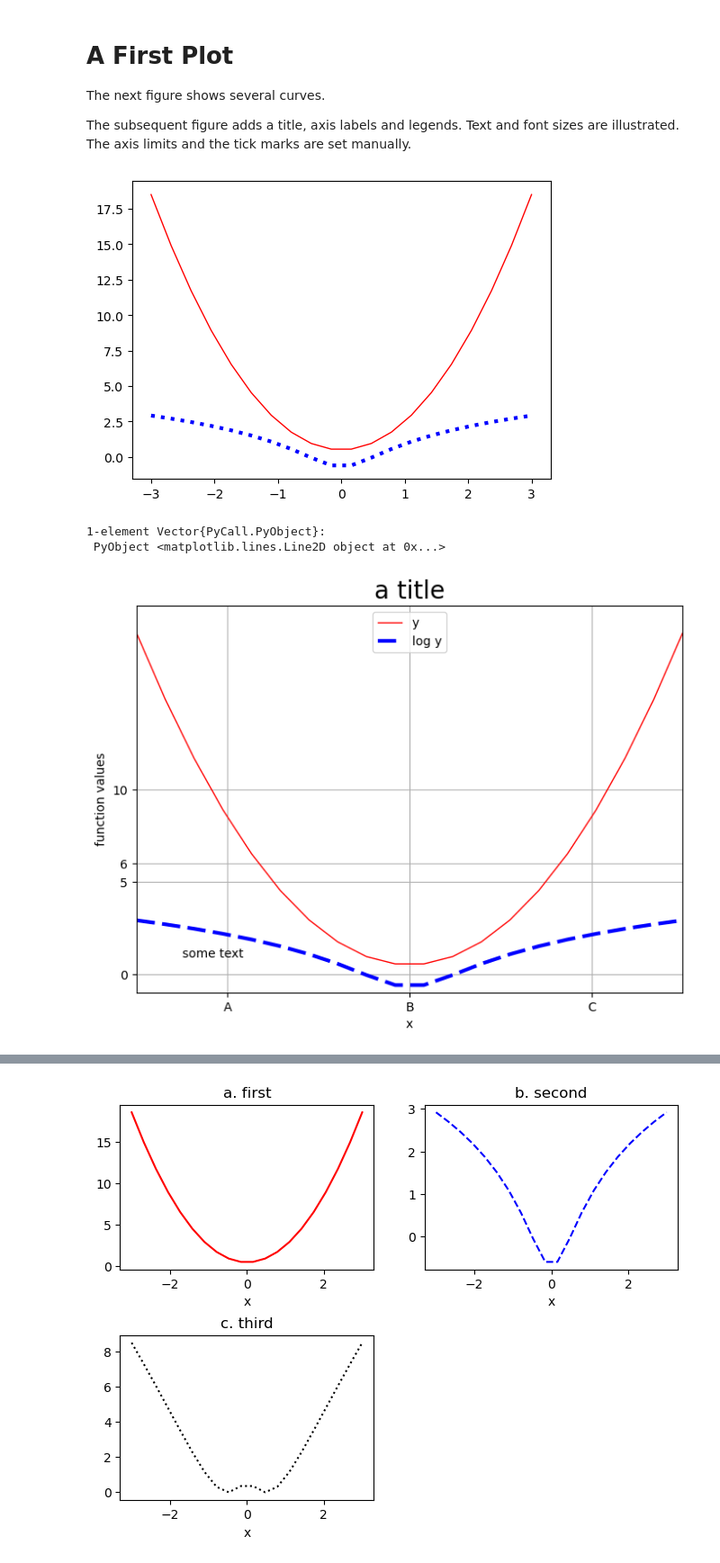
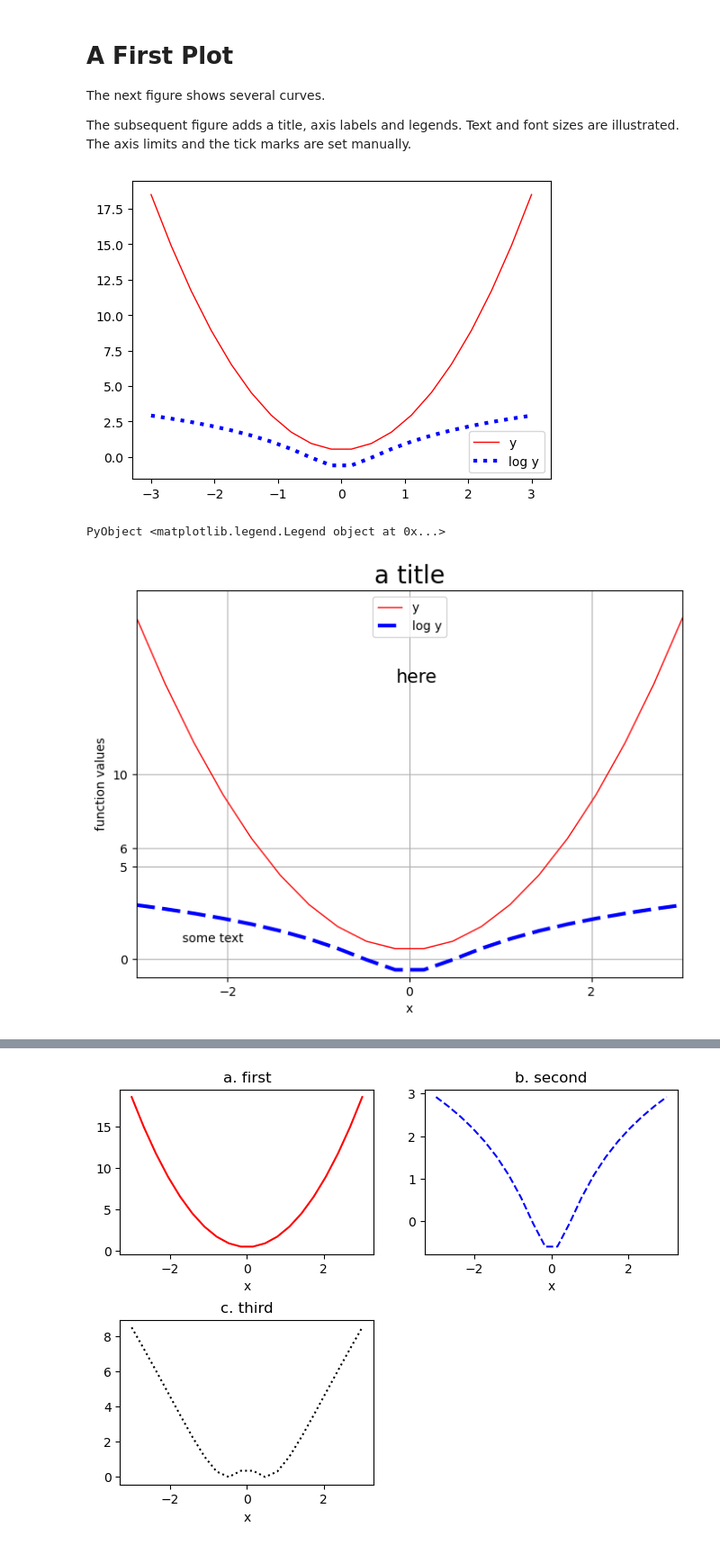
Before and after one commit to PaulSoderlind/JuliaTutorial, a Jupyter notebook: Tutorial_31_PyPlot.ipynb, the cells around one changed output, grey strips where cells are left out. Shown at 90% size. Cells and saved outputs as stored; diff of their text form; code cells hidden in the pictures.

```diff
--- a/Tutorial_31_PyPlot.ipynb
+++ b/Tutorial_31_PyPlot.ipynb
@@ -30,22 +30,22 @@ The subsequent figure adds a title, axis labels and legends. Text and font sizes
 # %%
 x = range(-3,3,length=20)
 y = 2*x.^2 .+ 0.5
 
 figure(figsize=(6,4.3))       #width and height, in inches
-  plot(x,y,linestyle="-",color="r",linewidth=1.0)
-  plot(x,log.(y),linestyle=":",color="b",linewidth=3.0)
+  plot(x,y,linestyle="-",color="r",linewidth=1.0,label="y")
+  plot(x,log.(y),linestyle=":",color="b",linewidth=3.0,label="log y")
+  legend(loc="lower right")
 #display(gcf())               #uncomment if the plot is not shown (eg. in REPL or VS Code)
 # %% [output]
-[figure, old version]
+[figure, new version]
-1-element Vector{PyCall.PyObject}:
- PyObject <matplotlib.lines.Line2D object at 0x...>
+PyObject <matplotlib.legend.Legend object at 0x...>
 # %%
 #now with title, labels and more - and larger
 
 figure(figsize=(8,5.71))
   plot(x,y,linestyle="-",color="r",linewidth=1.0,label="y")
   plot(x,log.(y),linestyle=(0,(5,2)),color="b",linewidth=3.0,label="log y")
-  xticks([-2;0;2],["A";"B";"C"])
+  xticks([-2;0;2])
   yticks([0;5;6;10])
   grid(true)
   title("a title",fontsize=20)
@@ -54,11 +54,12 @@ figure(figsize=(8,5.71))
   xlabel("x")
   ylabel("function values")
   text(-2.5,0.9,"some text")
+  text(-0.15,15,"here",fontsize=15)
   legend(loc="upper center")
 savefig("AFirstPlot.pdf")      #save pdf file of the plot
 #display(gcf())
 # %% [output]
-[figure, old version]
+[figure, new version]
 # %% [markdown]
 # Subplots
 
```
Also changed, not shown: parts of 15 cells of this notebook, 1 other file.
